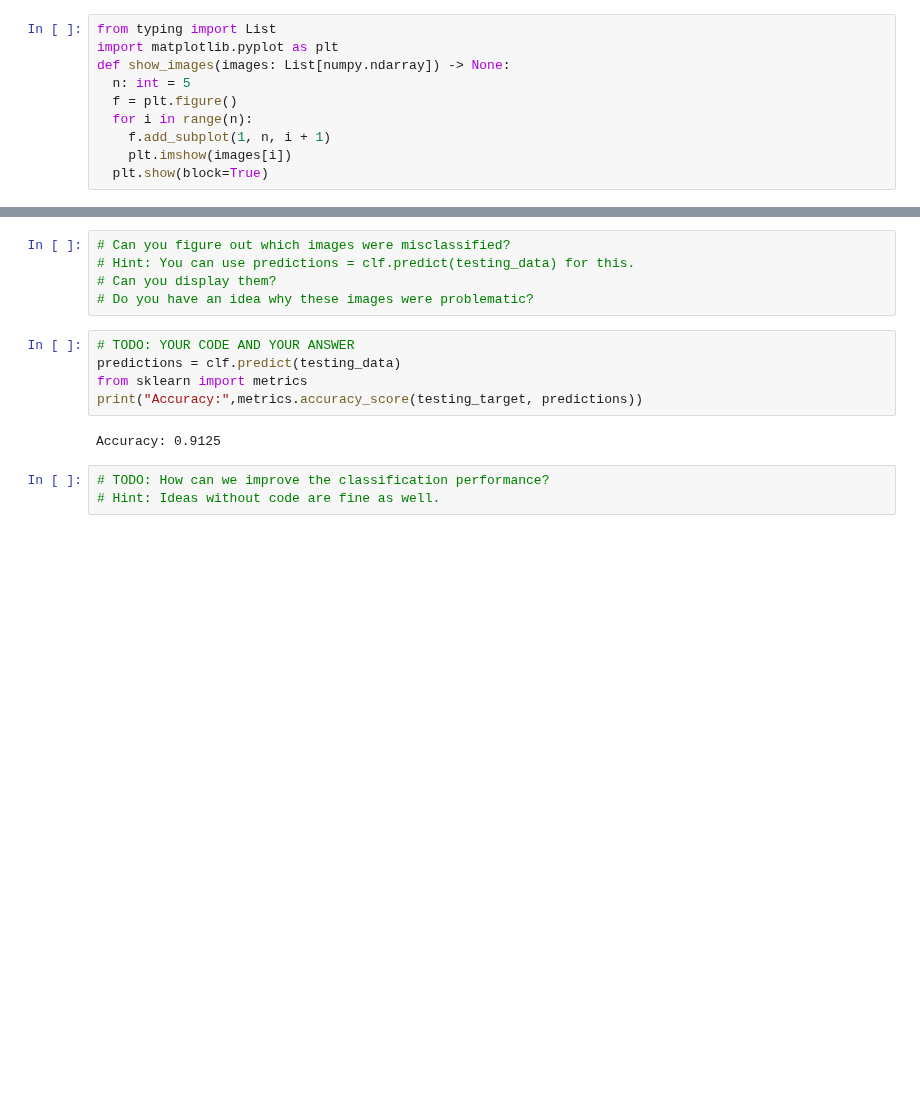
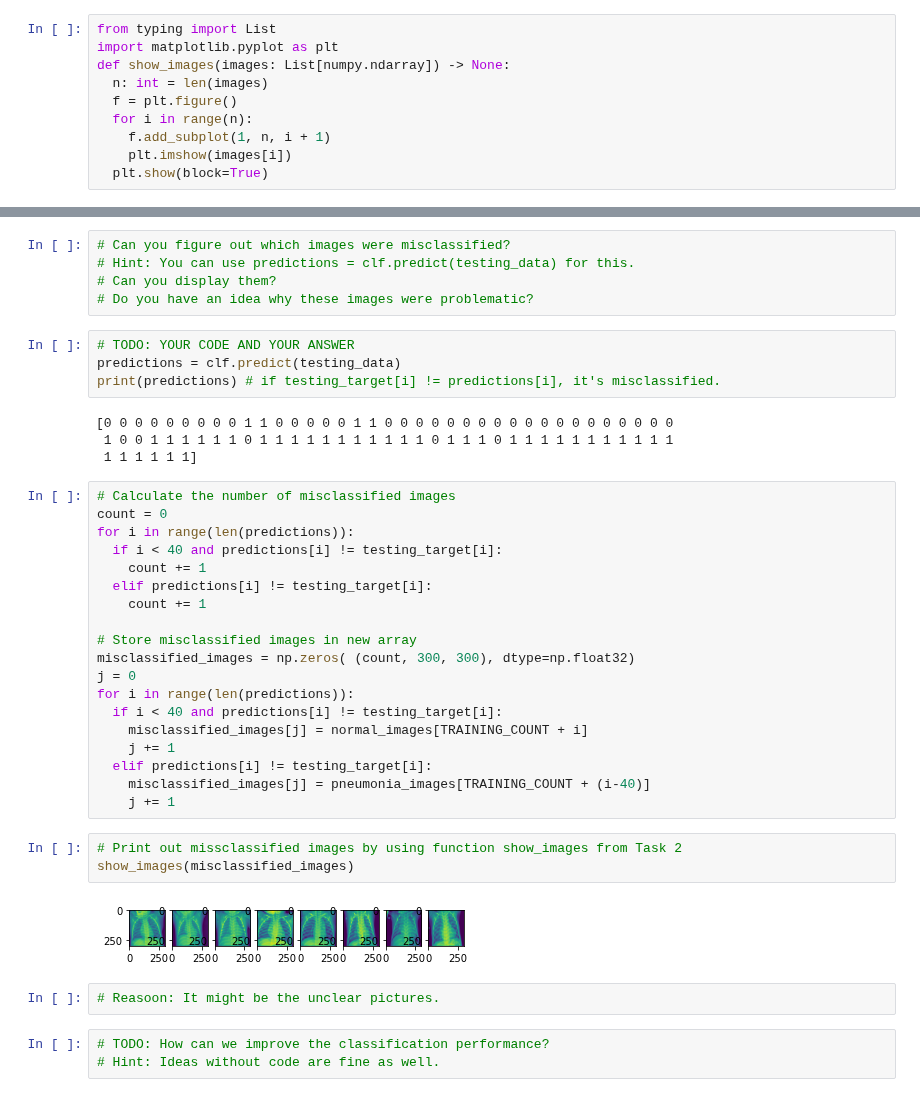
Before and after one commit to bostongfx/cs480student_2021, a Jupyter notebook: 04/Copy_of_CS480_Assignment_4.ipynb, the cells around one changed output, grey strips where cells are left out. Cells and saved outputs as stored; diff of their text form; blank space fills up the shorter version.

Commit message:
Created using Colaboratory-updating

```diff
--- a/04/Copy_of_CS480_Assignment_4.ipynb
+++ b/04/Copy_of_CS480_Assignment_4.ipynb
@@ -103,7 +105,7 @@ for i in range(len(pneumonia_files)):
 from typing import List
 import matplotlib.pyplot as plt
 def show_images(images: List[numpy.ndarray]) -> None:
-  n: int = 5
+  n: int = len(images)
   f = plt.figure()
   for i in range(n):
     f.add_subplot(1, n, i + 1)
@@ -215,10 +217,37 @@ clf.score( testing_data, testing_target )
 # %%
 # TODO: YOUR CODE AND YOUR ANSWER
 predictions = clf.predict(testing_data)
-from sklearn import metrics
-print("Accuracy:",metrics.accuracy_score(testing_target, predictions))
+print(predictions) # if testing_target[i] != predictions[i], it's misclassified.
 # %% [output]
-Accuracy: 0.9125
+[0 0 0 0 0 0 0 0 0 1 1 0 0 0 0 0 1 1 0 0 0 0 0 0 0 0 0 0 0 0 0 0 0 0 0 0 0
+ 1 0 0 1 1 1 1 1 1 0 1 1 1 1 1 1 1 1 1 1 1 0 1 1 1 0 1 1 1 1 1 1 1 1 1 1 1
+ 1 1 1 1 1 1]
+# %%
+# Calculate the number of misclassified images
+count = 0
+for i in range(len(predictions)):
+  if i < 40 and predictions[i] != testing_target[i]:
+    count += 1
+  elif predictions[i] != testing_target[i]:
+    count += 1
+
+# Store misclassified images in new array
+misclassified_images = np.zeros( (count, 300, 300), dtype=np.float32)
+j = 0
+for i in range(len(predictions)):
+  if i < 40 and predictions[i] != testing_target[i]:
+    misclassified_images[j] = normal_images[TRAINING_COUNT + i]
+    j += 1
+  elif predictions[i] != testing_target[i]:
+    misclassified_images[j] = pneumonia_images[TRAINING_COUNT + (i-40)]
+    j += 1
+# %%
+# Print out missclassified images by using function show_images from Task 2
+show_images(misclassified_images)
+# %% [output]
+[figure, added]
+# %%
+# Reasoon: It might be the unclear pictures.
 # %%
 # TODO: How can we improve the classification performance?
 # Hint: Ideas without code are fine as well.
```
Also changed, not shown: parts of 4 cells of this notebook.
